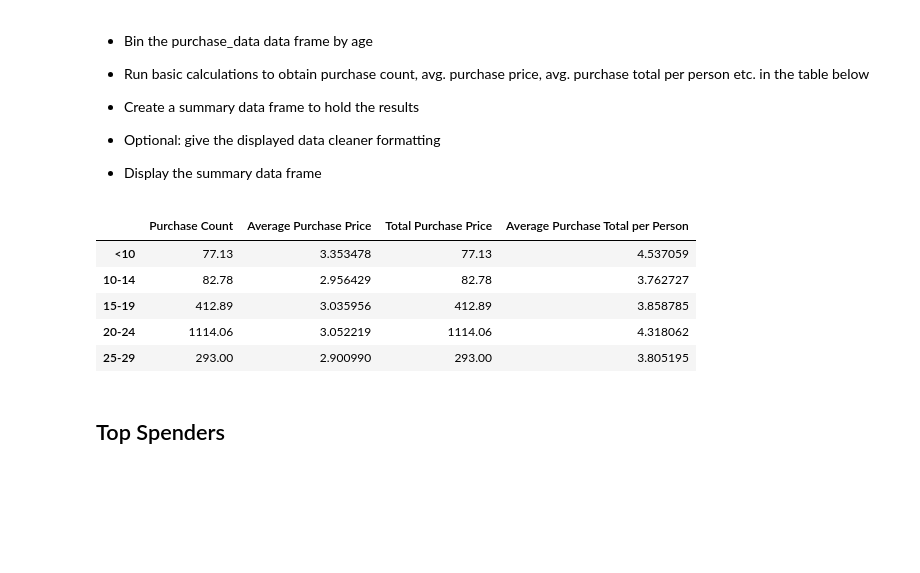
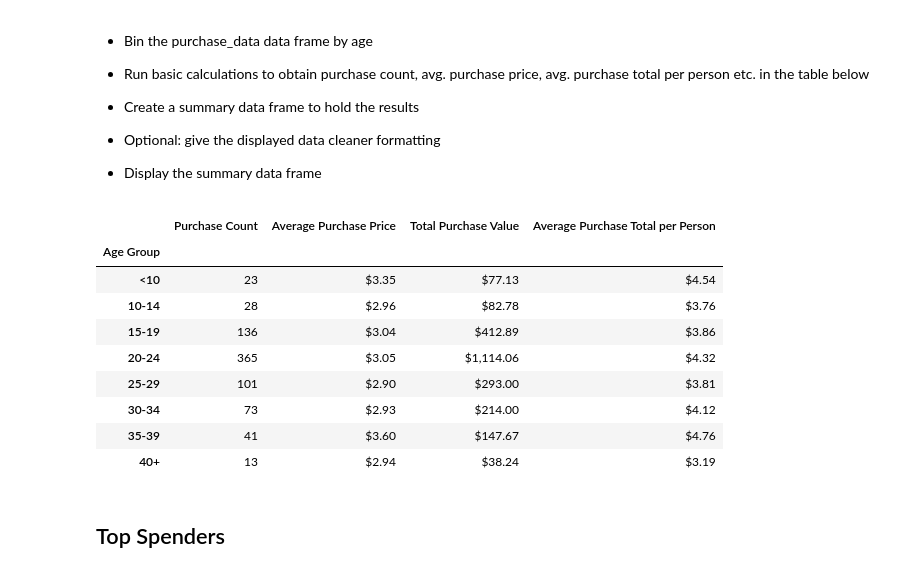
Before and after one commit to anjavelagui/Panda-Challenge, a Jupyter notebook: HeroesOfPymoli_starter.ipynb, the cells around one changed output. Cells and saved outputs as stored; diff of their text form; code cells hidden in the pictures; blank space fills up the shorter version.

```diff
--- a/HeroesOfPymoli_starter.ipynb
+++ b/HeroesOfPymoli_starter.ipynb
@@ -167,24 +167,41 @@ age_demo
 
 
 * Display the summary data frame
-# %%
-purchase_total = heroes_age_grp["Age"].count()
-aver_purchase = heroes_age_grp["Price"].mean()
-purchase_total = heroes_age_grp["Price"].sum()
-average_purch_pp = (heroes_age_grp["Price"].sum()/sole_players)
-Purchas_summary_age = pd.DataFrame({"Purchase Count":purchase_total, "Average Purchase Price":aver_purchase, "Total Purchase Price":total_purchase_price, "Average Purchase Total per Person":average_purch_pp})
-
-
-
-#total_purchase_price = heroes_age_grp["Price"].sum()
-Purchas_summary_age.head()
-# %% [output]
-|  | Purchase Count | Average Purchase Price | Total Purchase Price | Average Purchase Total per Person |
-| <10 | 77.13 | 3.353478 | 77.13 | 4.537059 |
-| 10-14 | 82.78 | 2.956429 | 82.78 | 3.762727 |
-| 15-19 | 412.89 | 3.035956 | 412.89 | 3.858785 |
-| 20-24 | 1114.06 | 3.052219 | 1114.06 | 4.318062 |
-| 25-29 | 293.00 | 2.900990 | 293.00 | 3.805195 |
+# %%
+age_bins = [0,9.99, 14.99, 19.99, 24.99, 29.99, 34.99, 39.99,200]
+age_labels =["<10", "10-14", "15-19", "20-24", "25-29", "30-34", "35-39", "40+"]
+heroes_df["Age Group"] = pd.cut(heroes_df["Age"], age_bins, labels=age_labels)
+heroes_df
+heroes_age_grp = heroes_df.groupby("Age Group")
+sole_players = heroes_age_grp["SN"].nunique()
+
+purchase_count = heroes_age_grp["Age"].count()
+aver_purchase = heroes_age_grp["Price"].mean()
+purchase_total = heroes_age_grp["Price"].sum()
+total_purchase_value = heroes_age_grp["Price"].sum()
+average_purch_pp = (heroes_age_grp["Price"].sum()/sole_players)
+#creating a dataframe
+Purchas_summary_age = pd.DataFrame({"Purchase Count":purchase_count, "Average Purchase Price":aver_purchase, "Total Purchase Value":total_purchase_value, "Average Purchase Total per Person":average_purch_pp})
+
+Purchas_summary_age["Average Purchase Price"] = Purchas_summary_age["Average Purchase Price"].map('${:.2f}'.format)
+Purchas_summary_age["Total Purchase Value"] = Purchas_summary_age["Total Purchase Value"].map("${:,.2f}".format)
+Purchas_summary_age["Average Purchase Total per Person"] = Purchas_summary_age["Average Purchase Total per Person"].map("${:,.2f}".format)
+
+#heroes_df
+#heroes_age_grp = heroes_df.groupby("Age Group")
+#total_purchase_price = heroes_age_grp["Price"].sum()
+Purchas_summary_age
+# %% [output]
+|  | Purchase Count | Average Purchase Price | Total Purchase Value | Average Purchase Total per Person |
+| Age Group |  |  |  |  |
+| <10 | 23 | $3.35 | $77.13 | $4.54 |
+| 10-14 | 28 | $2.96 | $82.78 | $3.76 |
+| 15-19 | 136 | $3.04 | $412.89 | $3.86 |
+| 20-24 | 365 | $3.05 | $1,114.06 | $4.32 |
+| 25-29 | 101 | $2.90 | $293.00 | $3.81 |
+| 30-34 | 73 | $2.93 | $214.00 | $4.12 |
+| 35-39 | 41 | $3.60 | $147.67 | $4.76 |
+| 40+ | 13 | $2.94 | $38.24 | $3.19 |
 # %% [markdown]
 ## Top Spenders
 # %% [markdown]
```
Also changed, not shown: parts of 4 cells of this notebook, 1 other file.
